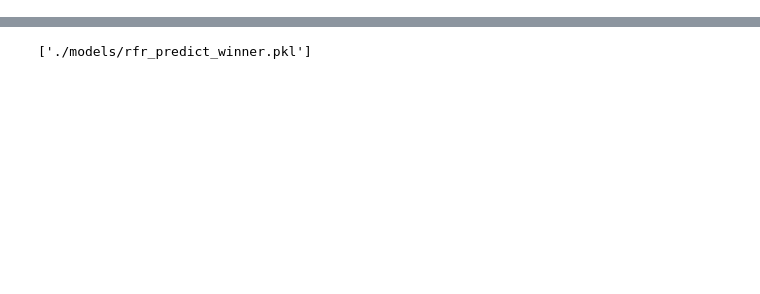
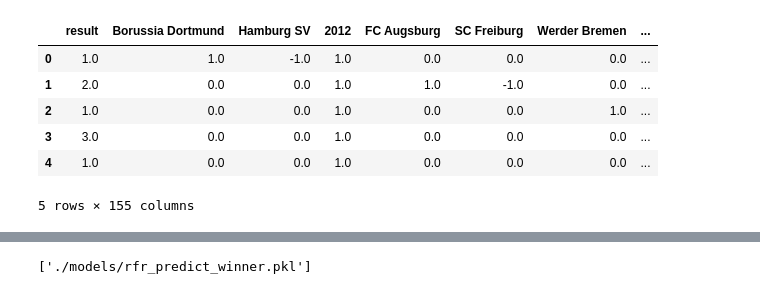
Before and after one commit to gmtorres/MIEIC_19_20_IART, a Jupyter notebook: Proj2/predict_winner.ipynb, the cells around one changed output, grey strips where cells are left out. Drawn from its saved outputs; the diff is of its cells as text; code cells hidden in the pictures; blank space fills up the shorter version.

```diff
--- a/Proj2/predict_winner.ipynb
+++ b/Proj2/predict_winner.ipynb
@@ -67,3 +81,14 @@ dummies.head()
+# %%
+data = data.replace(np.nan, 0)
+data.head()
+# %% [output]
+|  | result | Borussia Dortmund | Hamburg SV | 2012 | FC Augsburg | SC Freiburg | Werder Bremen | ... |
+| 0 | 1.0 | 1.0 | -1.0 | 1.0 | 0.0 | 0.0 | 0.0 | ... |
+| 1 | 2.0 | 0.0 | 0.0 | 1.0 | 1.0 | -1.0 | 0.0 | ... |
+| 2 | 1.0 | 0.0 | 0.0 | 1.0 | 0.0 | 0.0 | 1.0 | ... |
+| 3 | 3.0 | 0.0 | 0.0 | 1.0 | 0.0 | 0.0 | 0.0 | ... |
+| 4 | 1.0 | 0.0 | 0.0 | 1.0 | 0.0 | 0.0 | 0.0 | ... |
+5 rows × 155 columns
 # %%
 X = dummies.iloc[:,1:]
 y = dummies.iloc[:,:1]
```
Also changed, not shown: parts of 11 cells of this notebook, 1 other file.
